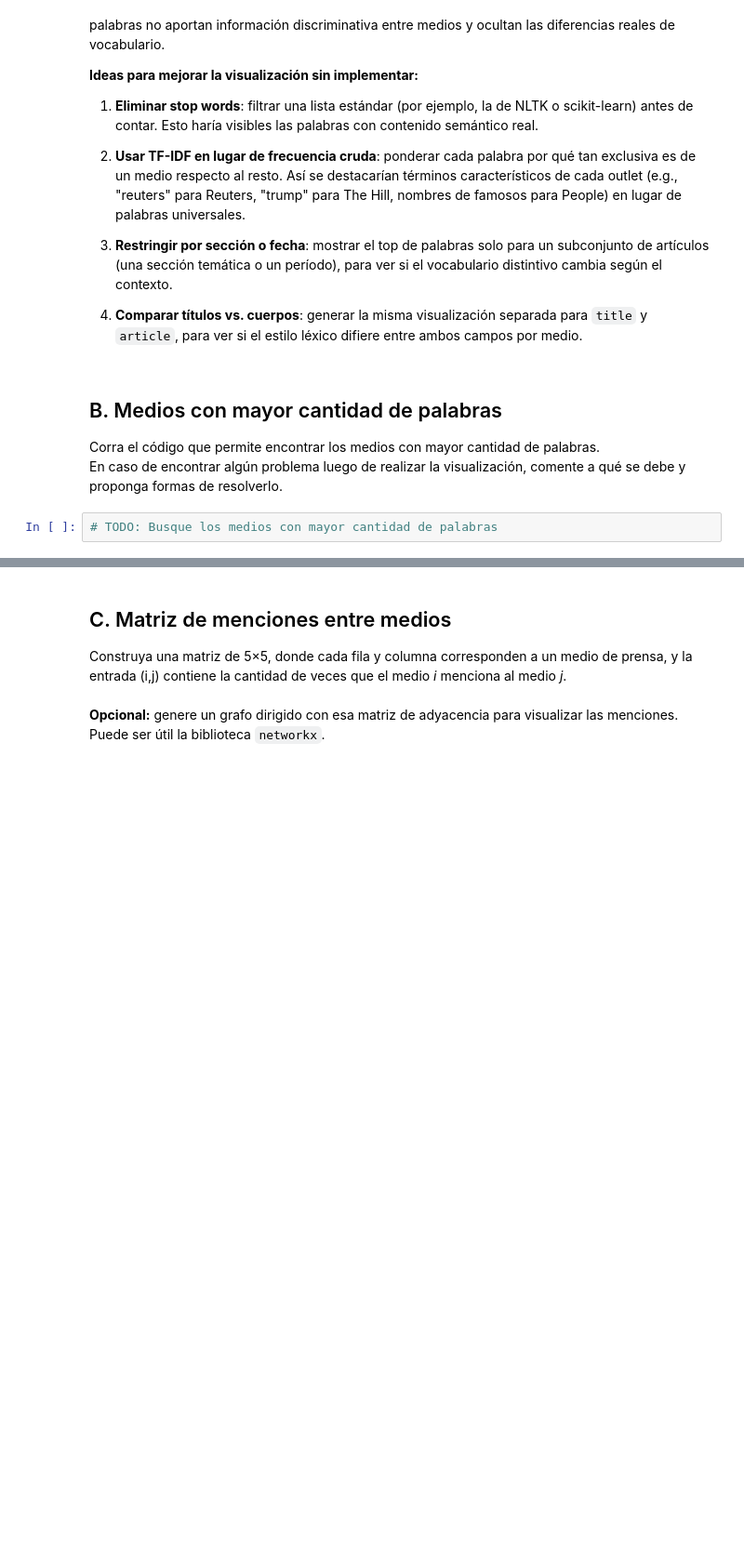
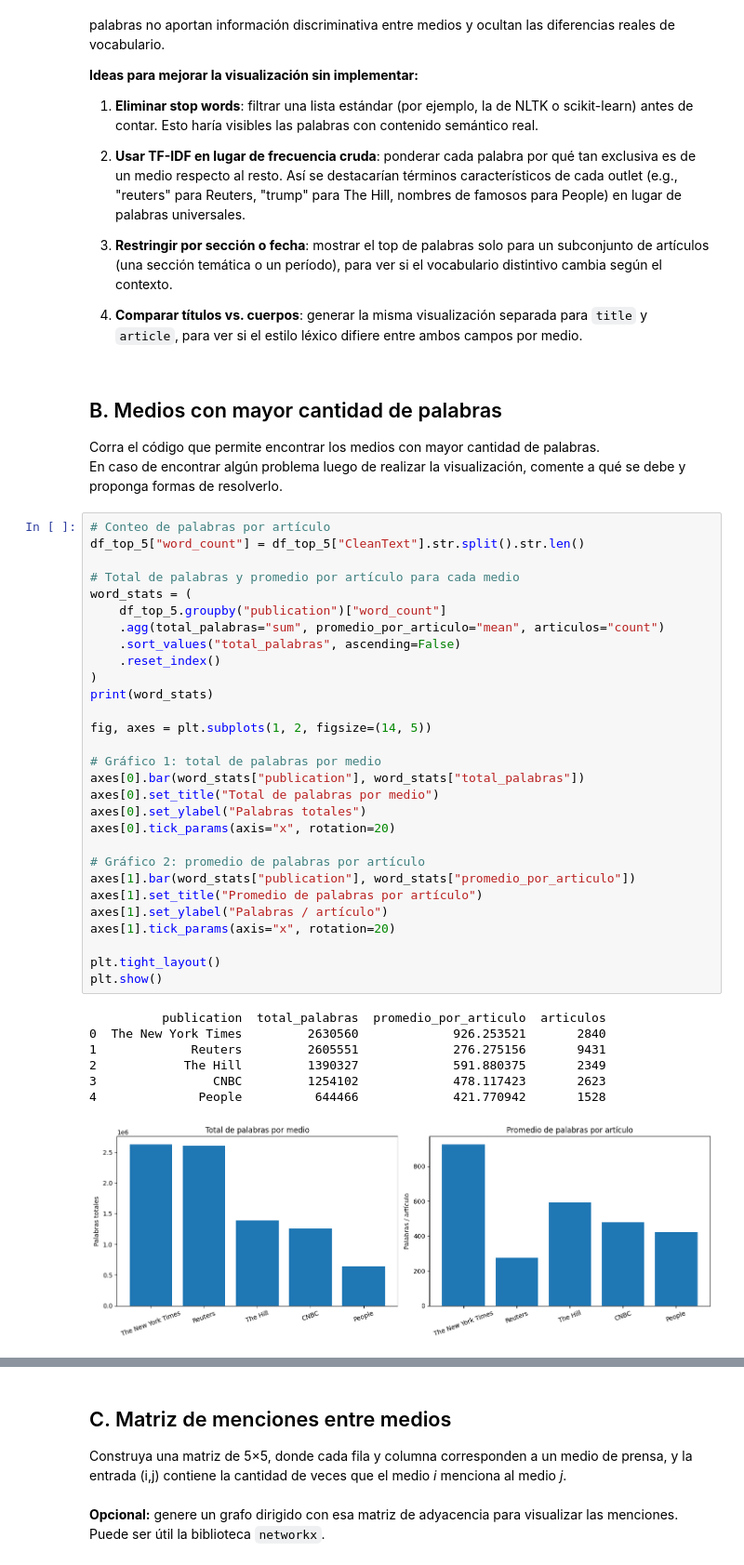
Before and after one commit to SDP-data/IntroCD_LAB1_2026, a Jupyter notebook: Tarea_1/2026_template_tarea1.ipynb, the cells around one changed output, grey strips where cells are left out. Shown at 93% size. Cells and saved outputs as stored; diff of their text form; blank space fills up the shorter version.

```diff
--- a/Tarea_1/2026_template_tarea1.ipynb
+++ b/Tarea_1/2026_template_tarea1.ipynb
@@ -524,4 +524,39 @@ Las palabras más frecuentes en todos los medios son prácticamente idénticas:
 Corra el código que permite encontrar los medios con mayor cantidad de palabras. \
 En caso de encontrar algún problema luego de realizar la visualización, comente a qué se debe y proponga formas de resolverlo.
 # %%
-# TODO: Busque los medios con mayor cantidad de palabras
+# Conteo de palabras por artículo
+df_top_5["word_count"] = df_top_5["CleanText"].str.split().str.len()
+
+# Total de palabras y promedio por artículo para cada medio
+word_stats = (
+    df_top_5.groupby("publication")["word_count"]
+    .agg(total_palabras="sum", promedio_por_articulo="mean", articulos="count")
+    .sort_values("total_palabras", ascending=False)
+    .reset_index()
+)
+print(word_stats)
+
+fig, axes = plt.subplots(1, 2, figsize=(14, 5))
+
+# Gráfico 1: total de palabras por medio
+axes[0].bar(word_stats["publication"], word_stats["total_palabras"])
+axes[0].set_title("Total de palabras por medio")
+axes[0].set_ylabel("Palabras totales")
+axes[0].tick_params(axis="x", rotation=20)
+
+# Gráfico 2: promedio de palabras por artículo
+axes[1].bar(word_stats["publication"], word_stats["promedio_por_articulo"])
+axes[1].set_title("Promedio de palabras por artículo")
+axes[1].set_ylabel("Palabras / artículo")
+axes[1].tick_params(axis="x", rotation=20)
+
+plt.tight_layout()
+plt.show()
+# %% [output]
+          publication  total_palabras  promedio_por_articulo  articulos
+0  The New York Times         2630560             926.253521       2840
+1             Reuters         2605551             276.275156       9431
+2            The Hill         1390327             591.880375       2349
+3                CNBC         1254102             478.117423       2623
+4              People          644466             421.770942       1528
+[figure, added]
```
Also changed, not shown: parts of 1 cell of this notebook.
